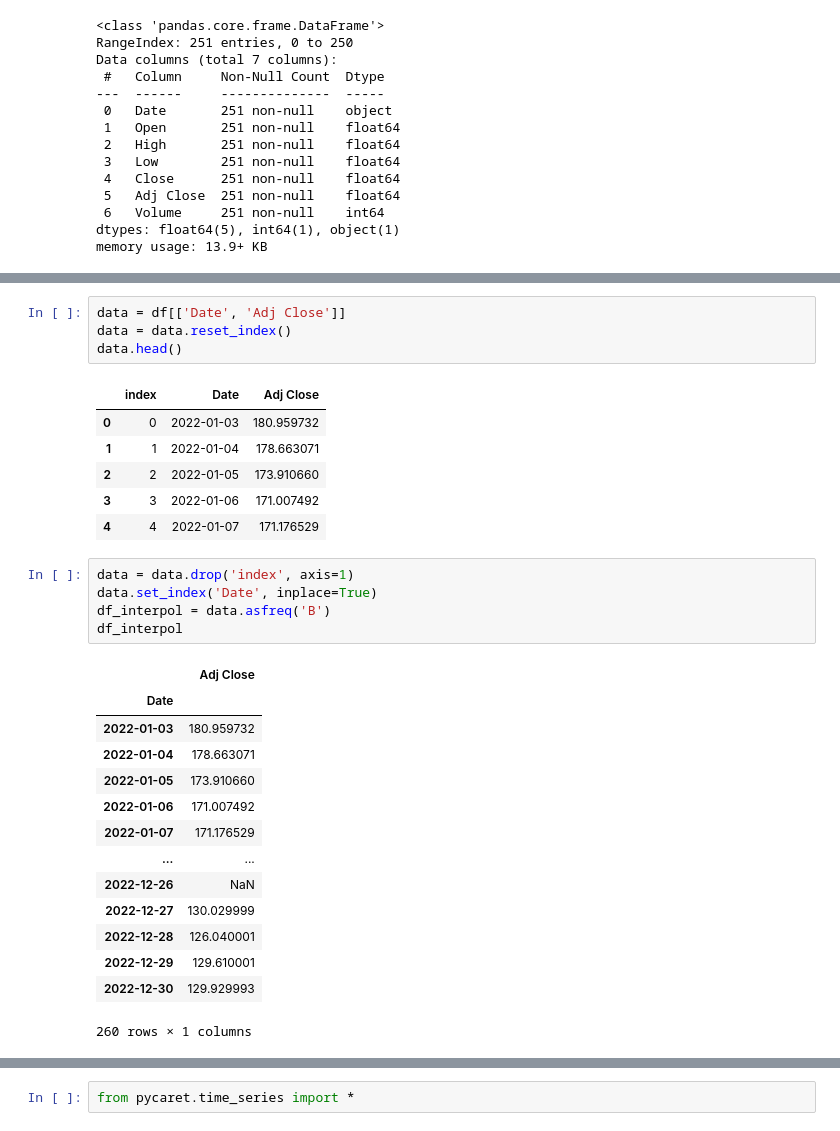
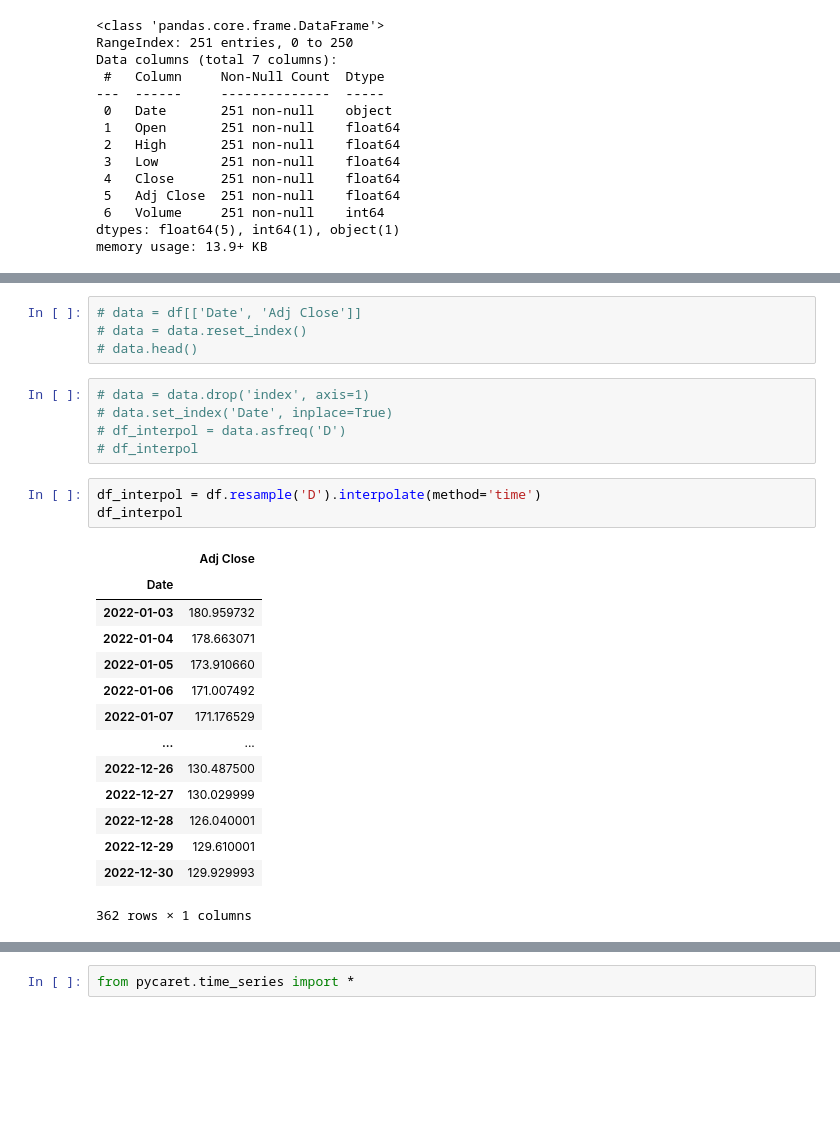
Before and after one commit to grantc00/testing_interpolate, a Jupyter notebook: test2.ipynb, the cells around one changed output, grey strips where cells are left out. Drawn from its saved outputs; the diff is of its cells as text; blank space fills up the shorter version.

```diff
--- a/test2.ipynb
+++ b/test2.ipynb
@@ -54,34 +80,30 @@ df['Date'] = pd.to_datetime(df['Date'], format='%Y-%m-%d')
 # %%
-data = df[['Date', 'Adj Close']]
-data = data.reset_index()
-data.head()
+# data = df[['Date', 'Adj Close']]
+# data = data.reset_index()
+# data.head()
-# %% [output]
-|  | index | Date | Adj Close |
-| 0 | 0 | 2022-01-03 | 180.959732 |
-| 1 | 1 | 2022-01-04 | 178.663071 |
-| 2 | 2 | 2022-01-05 | 173.910660 |
-| 3 | 3 | 2022-01-06 | 171.007492 |
-| 4 | 4 | 2022-01-07 | 171.176529 |
 # %%
-data = data.drop('index', axis=1)
-data.set_index('Date', inplace=True)
-df_interpol = data.asfreq('B')
-df_interpol
+# data = data.drop('index', axis=1)
+# data.set_index('Date', inplace=True)
+# df_interpol = data.asfreq('D')
+# df_interpol
-# %% [output]
-|  | Adj Close |
-| Date |  |
-| 2022-01-03 | 180.959732 |
-| 2022-01-04 | 178.663071 |
-| 2022-01-05 | 173.910660 |
-| 2022-01-06 | 171.007492 |
-| 2022-01-07 | 171.176529 |
-| ... | ... |
-| 2022-12-26 | NaN |
-| 2022-12-27 | 130.029999 |
-| 2022-12-28 | 126.040001 |
-| 2022-12-29 | 129.610001 |
-| 2022-12-30 | 129.929993 |
-260 rows × 1 columns
+# %%
+df_interpol = df.resample('D').interpolate(method='time')
+df_interpol
+# %% [output]
+|  | Adj Close |
+| Date |  |
+| 2022-01-03 | 180.959732 |
+| 2022-01-04 | 178.663071 |
+| 2022-01-05 | 173.910660 |
+| 2022-01-06 | 171.007492 |
+| 2022-01-07 | 171.176529 |
+| ... | ... |
+| 2022-12-26 | 130.487500 |
+| 2022-12-27 | 130.029999 |
+| 2022-12-28 | 126.040001 |
+| 2022-12-29 | 129.610001 |
+| 2022-12-30 | 129.929993 |
+362 rows × 1 columns
 # %%
 df_interpol.plot(figsize=(12,6))
 # %% [output]
```
Also changed, not shown: parts of 8 cells of this notebook, 5 other files.
